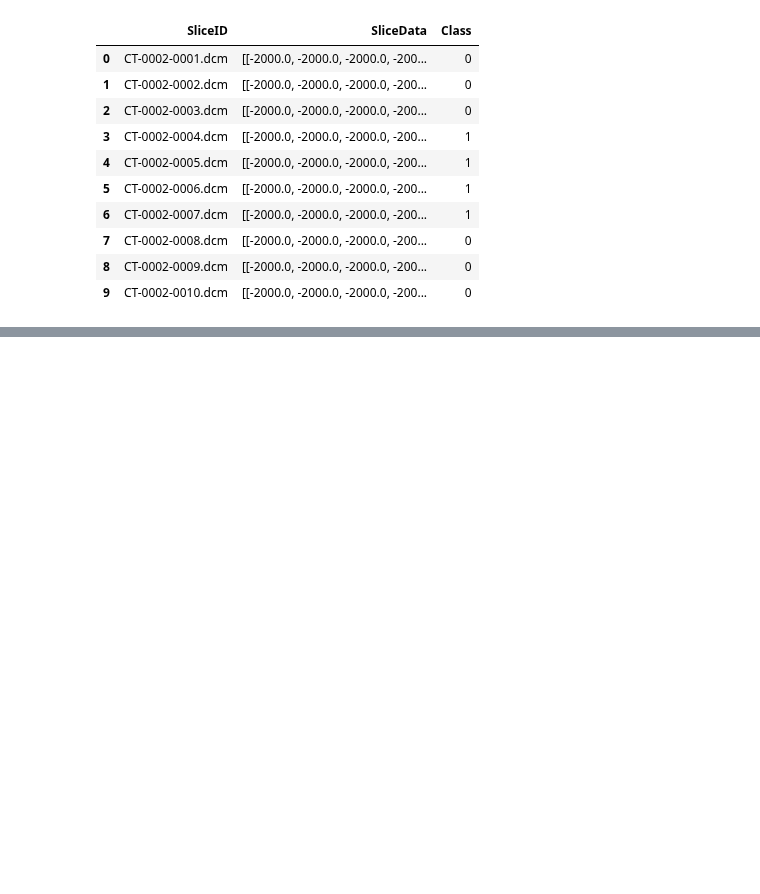
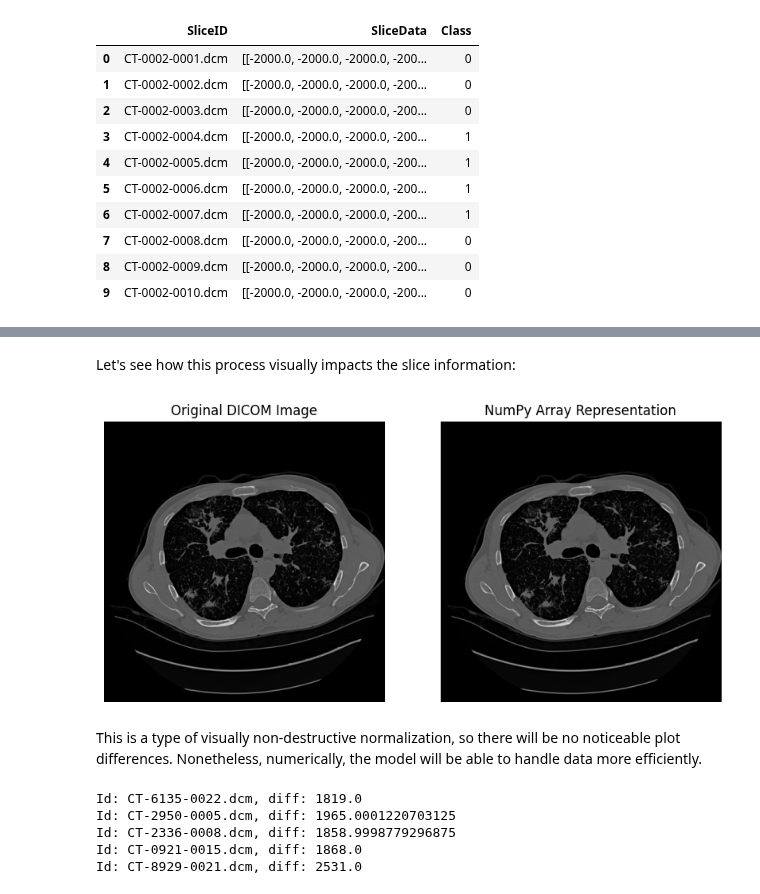
Before and after one commit to rafael-andre1/AI-for-Interstitial-Lung-Disease-Classification, a Jupyter notebook: dataPreprocessing/preprocessEDA.ipynb, the cells around one changed output, grey strips where cells are left out. Saved outputs shown, nothing was run; the diff lists cells and outputs as text; code cells hidden in the pictures; blank space fills up the shorter version.

Commit message:
HU Normalization

```diff
--- a/dataPreprocessing/preprocessEDA.ipynb
+++ b/dataPreprocessing/preprocessEDA.ipynb
@@ -40,0 +143,62 @@ df_fibrosis.head(10)
+# %% [markdown]
+Let's see how this process visually impacts the slice information:
+# %%
+def hu_check(df_fibrosis, folder, file):
+    file_dir = os.path.join(folder, file)
+    full_dir = os.path.join(root_dir, file_dir)
+
+    # Read raw DICOM file
+    dicom_data = pydicom.dcmread(full_dir)
+    dicom_image = dicom_data.pixel_array  # Extract pixel array (NumPy)
+
+    fig, axes = plt.subplots(1, 2, figsize=(10, 5))
+
+    # Raw DICOM image
+    axes[0].imshow(dicom_image, cmap='gray')
+    axes[0].set_title("Original DICOM Image")
+    axes[0].axis("off")
+
+    # NumPy image
+    if file in df_fibrosis["SliceID"].values:
+        np_array = df_fibrosis[df_fibrosis["SliceID"] == file]["SliceData"].values[0]
+    else:
+        print(f"Warning: {file} not found in DataFrame")
+        np_array = np.zeros_like(dicom_image)
+
+    axes[1].imshow(np_array, cmap='gray')
+    axes[1].set_title("NumPy Array Representation")
+    axes[1].axis("off")
+
+    plt.show()
+# %%
+root_dir = 'C:\\Users\\hasht\\Desktop\\Cloned Repositories\\fibrosis_dataset\\ILD_DB_txtROIs'
+
+df_processed = norm_hu(df_fibrosis)
+
+hu_check(df_processed, '7', 'CT-7771-0012.dcm')
+# %% [output]
+[figure, added]
+# %% [markdown]
+This is a type of visually non-destructive normalization, so there will be no noticeable plot differences. Nonetheless, numerically, the model will be able to handle data more efficiently.
+# %%
+# Used to portray that values are, in fact, different
+
+n = 5
+random_rows = df_processed.sample(n=n)
+differences = []
+
+for i, row in random_rows.iterrows():
+    diff = np.abs(row['SliceData'] - df_fibrosis.iloc[i]['SliceData'])
+    max_diff = np.max(diff)
+
+    if max_diff > 0:
+        differences.append((i, max_diff, row['SliceID']))
+
+for row, diff, slice_id in differences:
+    print(f"Id: {slice_id}, diff: {diff}")
+# %% [output]
+Id: CT-6135-0022.dcm, diff: 1819.0
+Id: CT-2950-0005.dcm, diff: 1965.0001220703125
+Id: CT-2336-0008.dcm, diff: 1858.9998779296875
+Id: CT-0921-0015.dcm, diff: 1868.0
+Id: CT-8929-0021.dcm, diff: 2531.0
```
Also changed, not shown: parts of 12 cells of this notebook, 4 other files.
